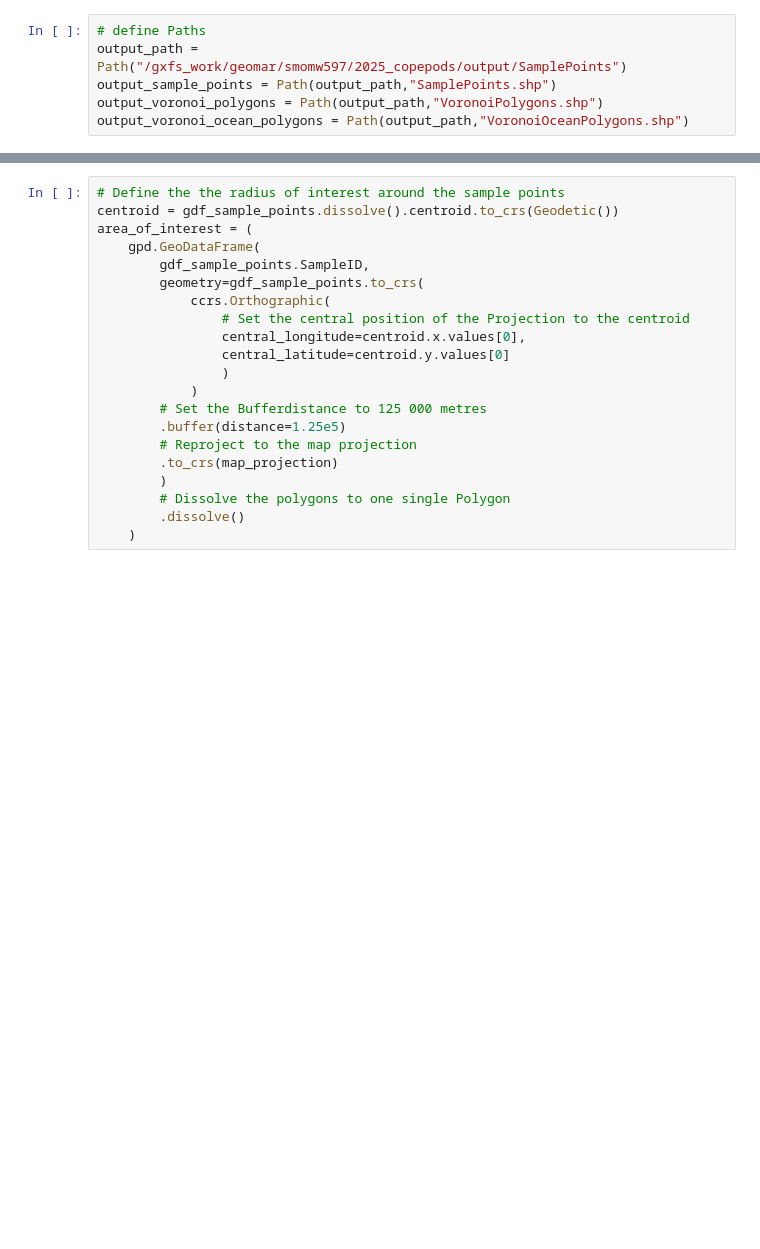
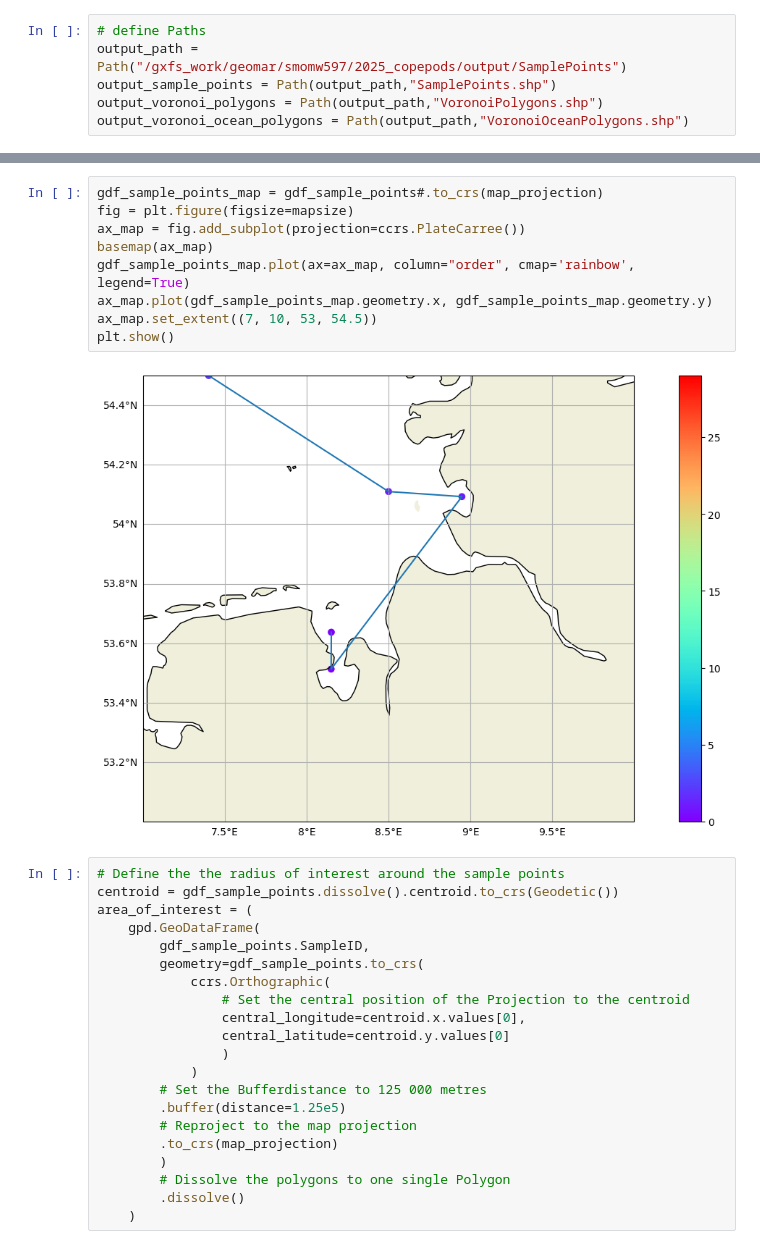
Before and after one commit to geomar-od-lagrange/2025_copepods, a Jupyter notebook: notebooks/VoronoiPolygons.ipynb, the cells around one changed output, grey strips where cells are left out. Saved outputs shown, nothing was run; the diff lists cells and outputs as text; blank space fills up the shorter version.

```diff
--- a/notebooks/VoronoiPolygons.ipynb
+++ b/notebooks/VoronoiPolygons.ipynb
@@ -115,3 +129,14 @@ gdf_sample_points
+# %%
+gdf_sample_points_map = gdf_sample_points#.to_crs(map_projection)
+fig = plt.figure(figsize=mapsize)
+ax_map = fig.add_subplot(projection=ccrs.PlateCarree())
+basemap(ax_map)
+gdf_sample_points_map.plot(ax=ax_map, column="order", cmap='rainbow', legend=True)
+ax_map.plot(gdf_sample_points_map.geometry.x, gdf_sample_points_map.geometry.y)
+ax_map.set_extent((7, 10, 53, 54.5))
+plt.show()
+# %% [output]
+[figure, added]
 # %%
 # Define the the radius of interest around the sample points
 centroid = gdf_sample_points.dissolve().centroid.to_crs(Geodetic())
```
Also changed, not shown: parts of 14 cells of this notebook.
